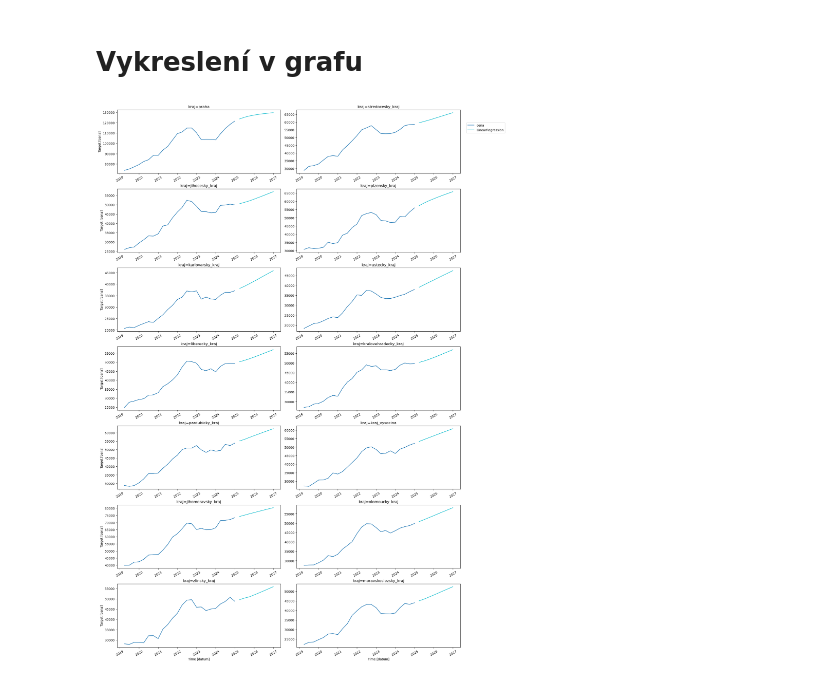
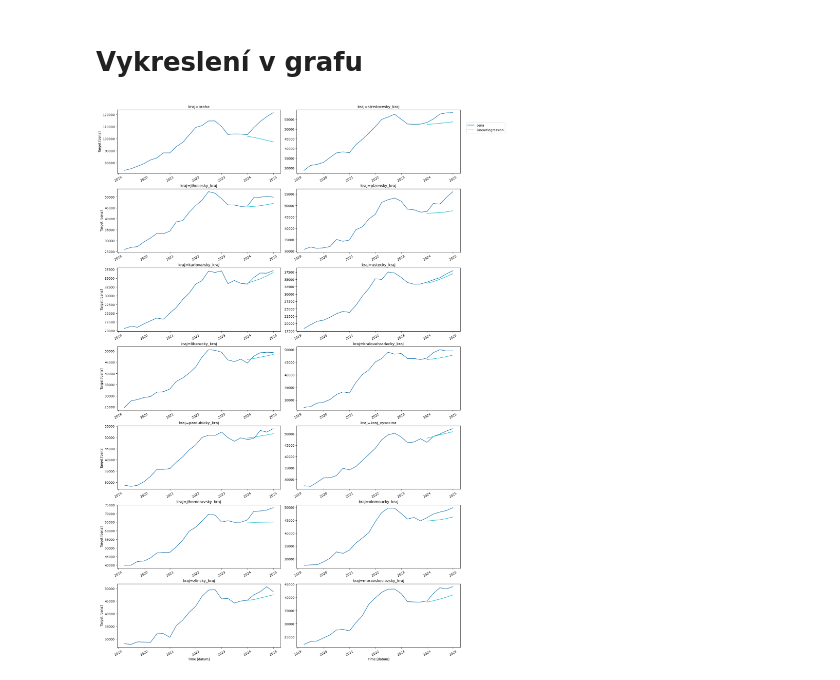
Before and after one commit to DubTheEmperor/bakalarska-prace, a Jupyter notebook: bakalarska_prace_demo.ipynb, the cells around one changed output. Drawn from its saved outputs; the diff is of its cells as text; code cells hidden in the pictures.

```diff
--- a/bakalarska_prace_demo.ipynb
+++ b/bakalarska_prace_demo.ipynb
@@ -29,16 +29,21 @@ models = [LinearRegression()]
 
 # vytvoření modelu
 fcst = MLForecast(
-    models=models,
-    freq='QE',
-    lags=[1, 4]
+    models = models,
+    freq = 'QE',
+    lags = [1, 4]
 )
 
-# natrénování modelu
-fcst.fit(
-    df,
-    id_col='kraj',
-    time_col='datum',
-    target_col='cena'
+# trénování modelu
+cv_results = fcst.cross_validation(
+    df = df,
+    h = 5,
+    step_size = 5,
+    n_windows = 1,
+    id_col = 'kraj',
+    time_col = 'datum',
+    target_col = 'cena'
 )
+
+cv_results.head()
 # %% [output]
@@ -67,13 +80,13 @@ preds.head(10)
 # %%
 from utilsforecast.plotting import plot_series
 
 plot_series(
-    df=df,
-    forecasts_df=preds,
-    id_col='kraj',
-    time_col='datum',
-    target_col='cena',
-    max_ids=14
+    df = df,
+    forecasts_df = cv_results.drop(columns=["cena", "cutoff"]),
+    id_col = 'kraj',
+    time_col = 'datum',
+    target_col = 'cena',
+    max_ids = 14
 )
 # %% [output]
-[figure, old version]
+[figure, new version]
```
Also changed, not shown: parts of 3 cells of this notebook.
